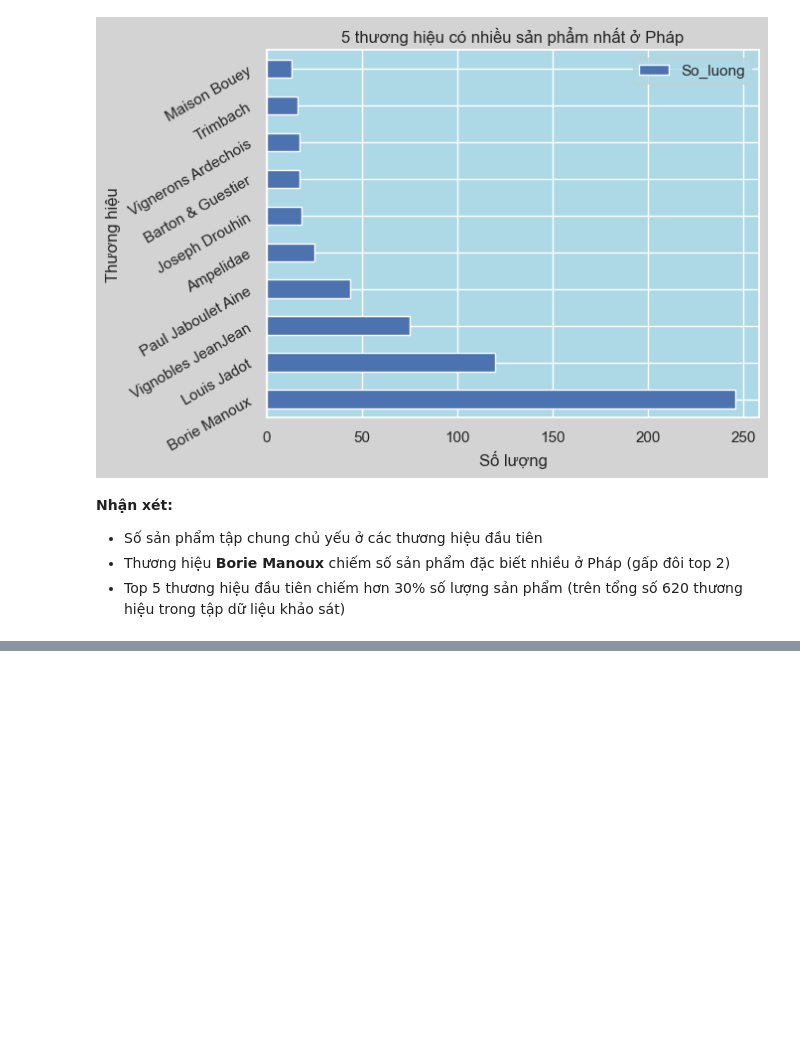
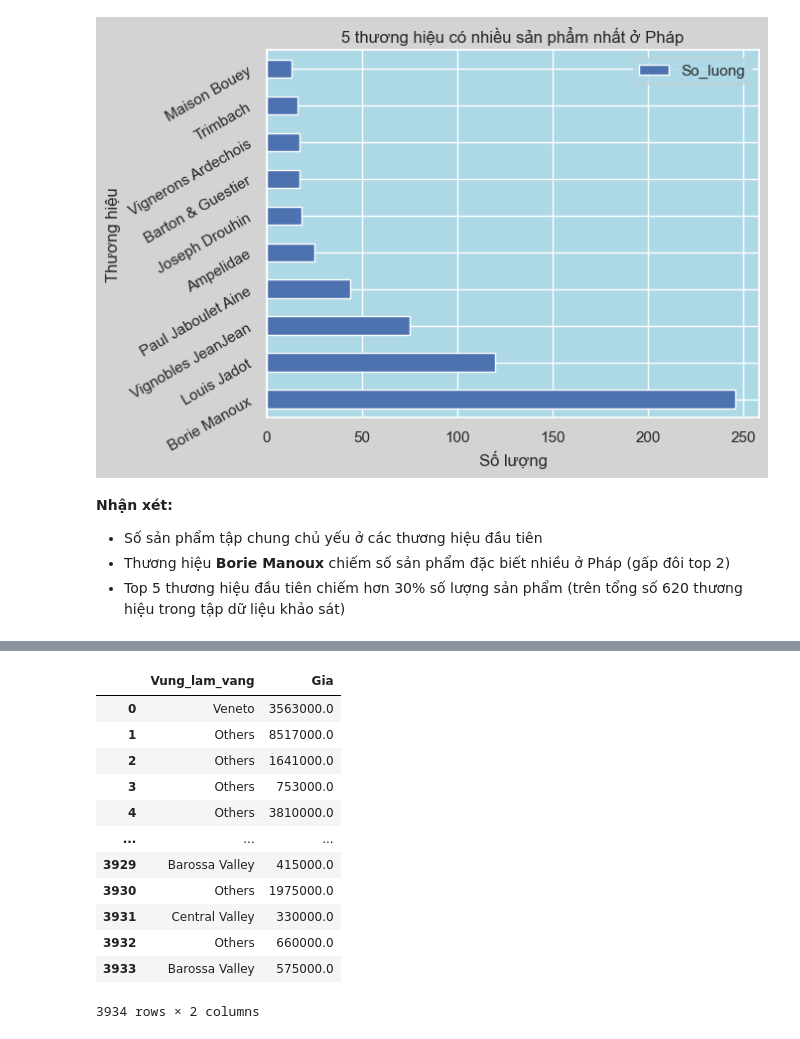
Before and after one commit to nmnghia0506/-NMKHDL_20_21, a Jupyter notebook: DatCauHoi.ipynb, the cells around one changed output, grey strips where cells are left out. Cells and saved outputs as stored; diff of their text form; code cells hidden in the pictures; blank space fills up the shorter version.

```diff
--- a/DatCauHoi.ipynb
+++ b/DatCauHoi.ipynb
@@ -530,0 +592,18 @@ top_10.plot(kind = 'barh', rot = 30, title = "5 thương hiệu có nhiều sả
+# %%
+#Gộp những vùng có số sản phẩm ít hơn 30 vào vùng 'Others'
+region_df['Vung_lam_vang'] = region_df['Vung_lam_vang'].apply(lambda x: 'Others' if x in non_popular_region else x)
+region_df
+# %% [output]
+|  | Vung_lam_vang | Gia |
+| 0 | Veneto | 3563000.0 |
+| 1 | Others | 8517000.0 |
+| 2 | Others | 1641000.0 |
+| 3 | Others | 753000.0 |
+| 4 | Others | 3810000.0 |
+| ... | ... | ... |
+| 3929 | Barossa Valley | 415000.0 |
+| 3930 | Others | 1975000.0 |
+| 3931 | Central Valley | 330000.0 |
+| 3932 | Others | 660000.0 |
+| 3933 | Barossa Valley | 575000.0 |
+3934 rows × 2 columns
```
Also changed, not shown: parts of 15 cells of this notebook.
